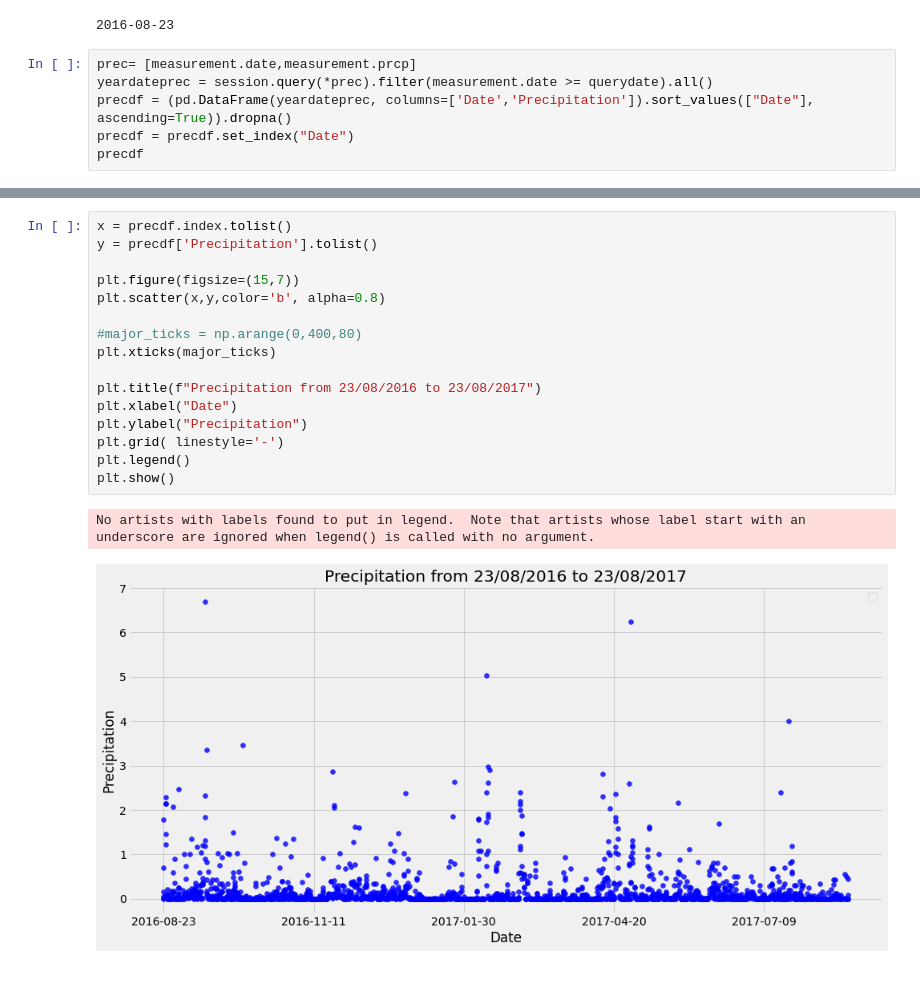
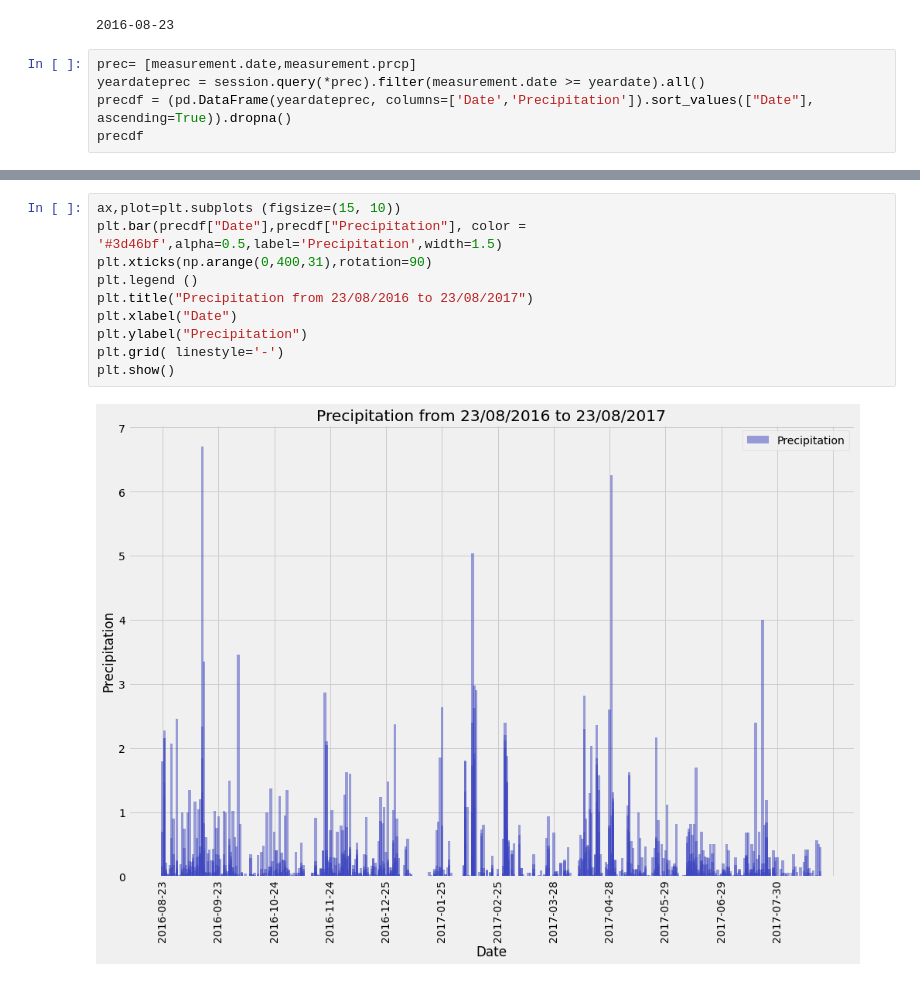
Before and after one commit to EleniQ/SQLalchemy, a Jupyter notebook: Surfs Up/climate.ipynb, the cells around one changed output, grey strips where cells are left out. Saved outputs shown, nothing was run; the diff lists cells and outputs as text.

```diff
--- a/Surfs Up/climate.ipynb
+++ b/Surfs Up/climate.ipynb
@@ -74,8 +74,7 @@ print(yeardate)
 2016-08-23
 # %%
 prec= [measurement.date,measurement.prcp]
-yeardateprec = session.query(*prec).filter(measurement.date >= querydate).all()
+yeardateprec = session.query(*prec).filter(measurement.date >= yeardate).all()
 precdf = (pd.DataFrame(yeardateprec, columns=['Date','Precipitation']).sort_values(["Date"], ascending=True)).dropna()
-precdf = precdf.set_index("Date")
 precdf
 # %% [output]
@@ -96,19 +94,12 @@ precdf
 # %%
-x = precdf.index.tolist()
-y = precdf['Precipitation'].tolist()
-
-plt.figure(figsize=(15,7))
-plt.scatter(x,y,color='b', alpha=0.8)
-
-#major_ticks = np.arange(0,400,80)
-plt.xticks(major_ticks)
-
-plt.title(f"Precipitation from 23/08/2016 to 23/08/2017")
+ax,plot=plt.subplots (figsize=(15, 10))
+plt.bar(precdf["Date"],precdf["Precipitation"], color = '#3d46bf',alpha=0.5,label='Precipitation',width=1.5)
+plt.xticks(np.arange(0,400,31),rotation=90)
+plt.legend ()
+plt.title("Precipitation from 23/08/2016 to 23/08/2017")
 plt.xlabel("Date")
 plt.ylabel("Precipitation")
 plt.grid( linestyle='-')
-plt.legend()
 plt.show()
 # %% [output]
-No artists with labels found to put in legend.  Note that artists whose label start with an underscore are ignored when legend() is called with no argument.
-[figure, old version]
+[figure, new version]
```
Also changed, not shown: parts of 3 cells of this notebook.
